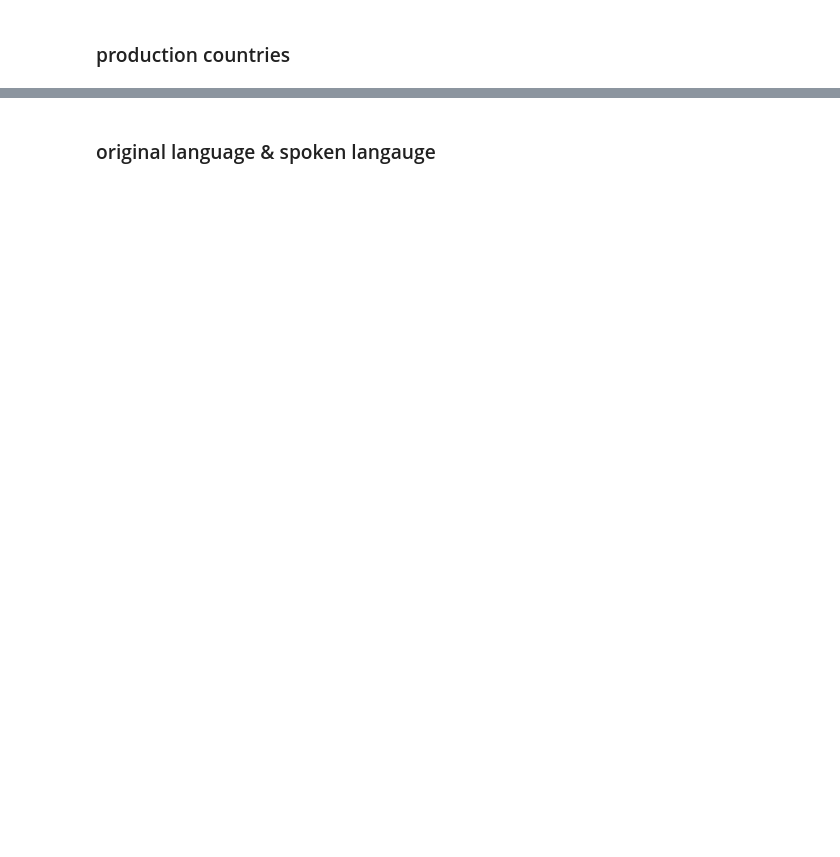
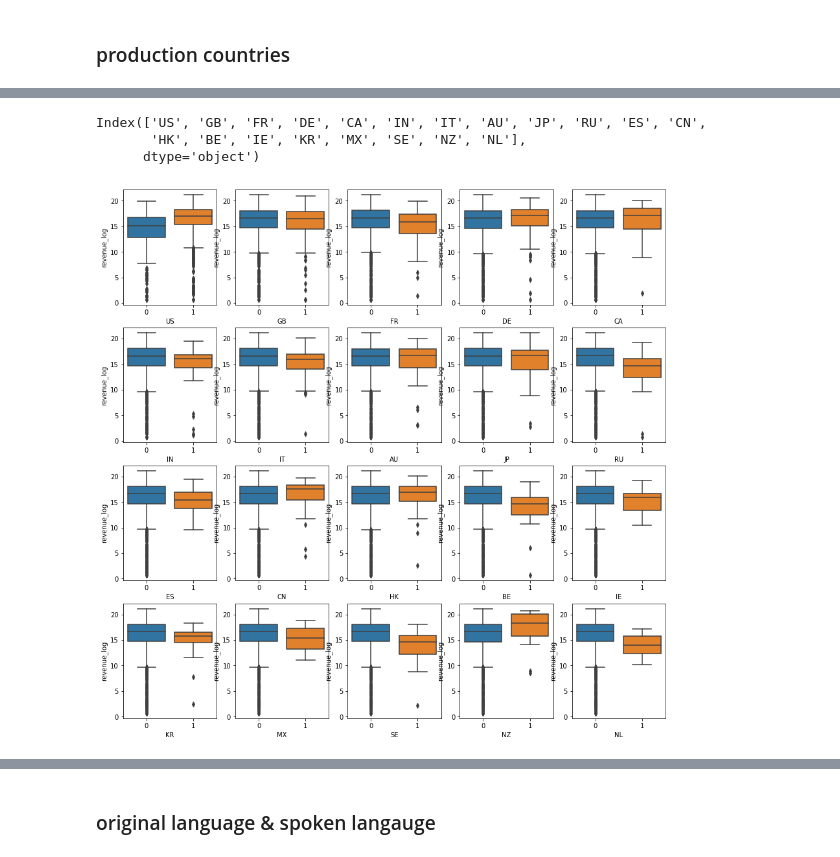
Before and after one commit to jjone36/tmdb, a Jupyter notebook: 02_eda.ipynb, the cells around one changed output, grey strips where cells are left out. Cells and saved outputs as stored; diff of their text form; code cells hidden in the pictures; blank space fills up the shorter version.

```diff
--- a/02_eda.ipynb
+++ b/02_eda.ipynb
@@ -148,0 +164,4 @@ Name: revenue_log, dtype: float64
+# %%
+mlb = MultiLabelBinarizer()
+X = mlb.fit_transform(tr_cat.production_countries).astype('int')
+mlb.classes_
@@ -148,0 +176,4 @@ Name: revenue_log, dtype: float64
+# %%
+df_prod_count = pd.DataFrame(X, columns = mlb.classes_)
+df_prod_count = pd.concat([df_prod_count, tr_cat.revenue_log], axis = 1)
+df_prod_count.head()
@@ -149 +188,15 @@ Name: revenue_log, dtype: float64
+# %%
+top20_count = df_prod_count.iloc[:, :-1].sum(axis = 0).sort_values()[::-1][:20].index
+top20_count
+# %% [output]
+Index(['US', 'GB', 'FR', 'DE', 'CA', 'IN', 'IT', 'AU', 'JP', 'RU', 'ES', 'CN',
+       'HK', 'BE', 'IE', 'KR', 'MX', 'SE', 'NZ', 'NL'],
+      dtype='object')
+# %%
+plt.figure(figsize = (15, 15))
+for i in range(len(top20_count)):
+    plt.subplot(4, 5, i+1)
+    sns.boxplot(x = df_prod_count[top20_count[i]], y = df_prod_count.revenue_log,data = df_prod_count)
+# %% [output]
+[figure, added]
 # %%
```
Also changed, not shown: parts of 37 cells of this notebook, 4 other files.
